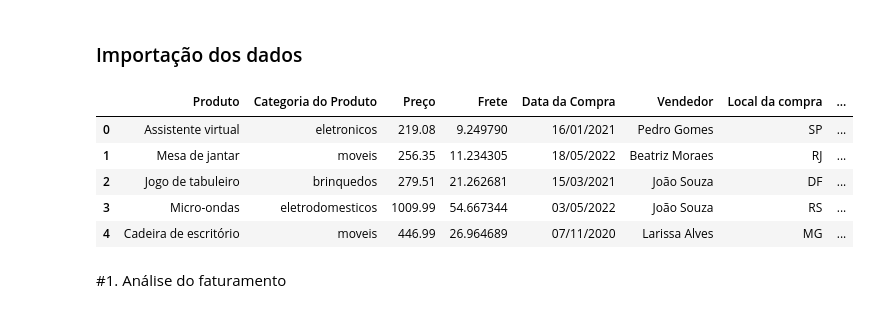
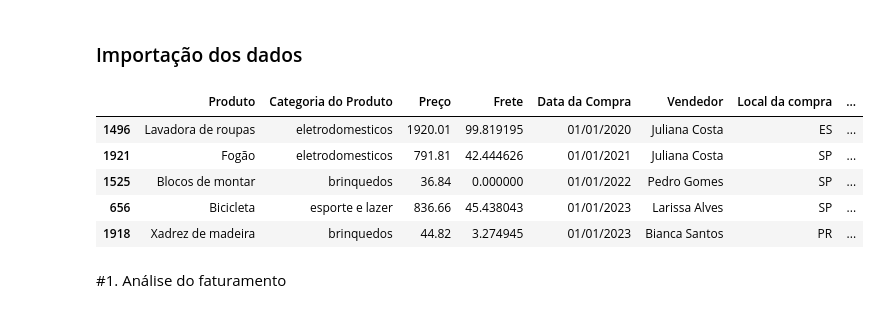
Before and after one commit to rafaelherbster/Alura-Store, a Jupyter notebook: AluraStoreBr.ipynb, the cells around one changed output. Saved outputs shown, nothing was run; the diff lists cells and outputs as text; code cells hidden in the pictures.

```diff
--- a/AluraStoreBr.ipynb
+++ b/AluraStoreBr.ipynb
@@ -5,24 +5,25 @@
 # %%
 import pandas as pd
 
-url = "https://raw.githubusercontent.com/alura-es-cursos/challenge1-data-science/refs/heads/main/base-de-dados-challenge-1/loja_1.csv"
+url1 = "https://raw.githubusercontent.com/alura-es-cursos/challenge1-data-science/refs/heads/main/base-de-dados-challenge-1/loja_1.csv"
 url2 = "https://raw.githubusercontent.com/alura-es-cursos/challenge1-data-science/refs/heads/main/base-de-dados-challenge-1/loja_2.csv"
 url3 = "https://raw.githubusercontent.com/alura-es-cursos/challenge1-data-science/refs/heads/main/base-de-dados-challenge-1/loja_3.csv"
 url4 = "https://raw.githubusercontent.com/alura-es-cursos/challenge1-data-science/refs/heads/main/base-de-dados-challenge-1/loja_4.csv"
 
-loja = pd.read_csv(url)
+loja1 = pd.read_csv(url1)
 loja2 = pd.read_csv(url2)
 loja3 = pd.read_csv(url3)
 loja4 = pd.read_csv(url4)
 
-loja.head()
+loja4.head()
+loja1.sort_values(by= 'Data da Compra').head()
 # %% [output]
 |  | Produto | Categoria do Produto | Preço | Frete | Data da Compra | Vendedor | Local da compra | ... |
-| 0 | Assistente virtual | eletronicos | 219.08 | 9.249790 | 16/01/2021 | Pedro Gomes | SP | ... |
-| 1 | Mesa de jantar | moveis | 256.35 | 11.234305 | 18/05/2022 | Beatriz Moraes | RJ | ... |
-| 2 | Jogo de tabuleiro | brinquedos | 279.51 | 21.262681 | 15/03/2021 | João Souza | DF | ... |
-| 3 | Micro-ondas | eletrodomesticos | 1009.99 | 54.667344 | 03/05/2022 | João Souza | RS | ... |
-| 4 | Cadeira de escritório | moveis | 446.99 | 26.964689 | 07/11/2020 | Larissa Alves | MG | ... |
+| 1496 | Lavadora de roupas | eletrodomesticos | 1920.01 | 99.819195 | 01/01/2020 | Juliana Costa | ES | ... |
+| 1921 | Fogão | eletrodomesticos | 791.81 | 42.444626 | 01/01/2021 | Juliana Costa | SP | ... |
+| 1525 | Blocos de montar | brinquedos | 36.84 | 0.000000 | 01/01/2022 | Pedro Gomes | SP | ... |
+| 656 | Bicicleta | esporte e lazer | 836.66 | 45.438043 | 01/01/2023 | Larissa Alves | SP | ... |
+| 1918 | Xadrez de madeira | brinquedos | 44.82 | 3.274945 | 01/01/2023 | Bianca Santos | PR | ... |
 # %% [markdown]
 #1. Análise do faturamento
 # %%
```
Also changed, not shown: parts of 15 cells of this notebook.
